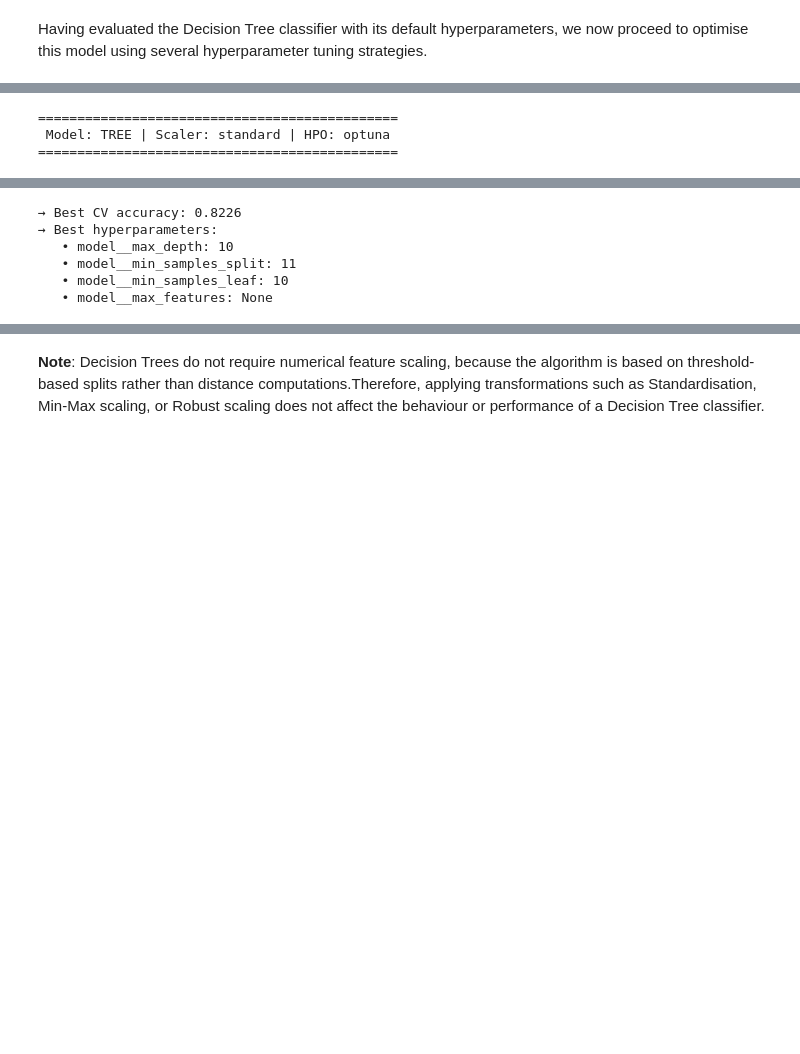
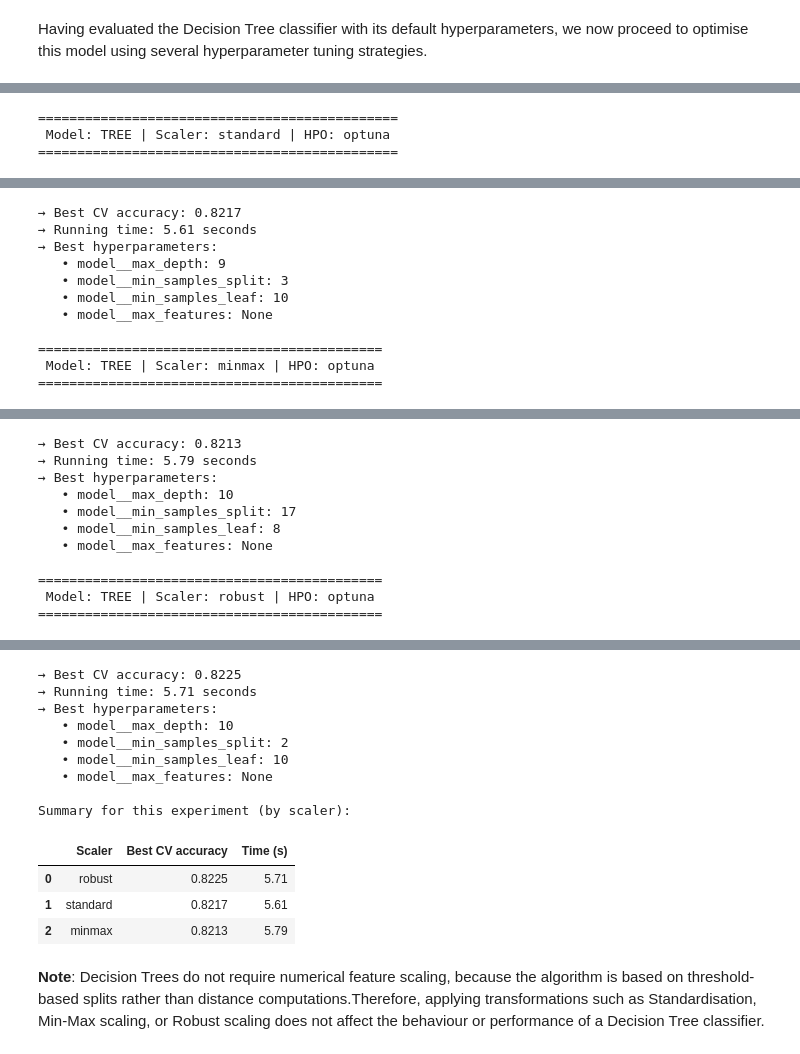
Before and after one commit to MiguelRamos9/TeamWorks, a Jupyter notebook: Big_Data_Intelligence/BDI_Assignment_training.ipynb, the cells around one changed output, grey strips where cells are left out. Saved outputs shown, nothing was run; the diff lists cells and outputs as text; code cells hidden in the pictures; blank space fills up the shorter version.

```diff
--- a/Big_Data_Intelligence/BDI_Assignment_training.ipynb
+++ b/Big_Data_Intelligence/BDI_Assignment_training.ipynb
@@ -1407,4 +1423,4 @@ run_experiment(model_name="tree", scaler_name='standard',hpo_method="random", n_
 # %%
-# Decision Tree + Standard Scaler + Optuna
-run_experiment(model_name="tree", scaler_name='standard', hpo_method="optuna", n_trials_optuna=50);
+# Decision Tree + Optuna
+run_experiment(model_name="tree", hpo_method="optuna", n_trials_optuna=50);
 # %% [output]
@@ -1432,6 +1449,11 @@ run_experiment(model_name="tree", scaler_name='standard', hpo_method="optuna", n
-→ Best CV accuracy: 0.8226
+→ Best CV accuracy: 0.8217
+→ Running time: 5.61 seconds
 → Best hyperparameters:
-   • model__max_depth: 10
-   • model__min_samples_split: 11
+   • model__max_depth: 9
+   • model__min_samples_split: 3
    • model__min_samples_leaf: 10
    • model__max_features: None
+
+============================================
+ Model: TREE | Scaler: minmax | HPO: optuna
+============================================
@@ -1437,0 +1477,11 @@ run_experiment(model_name="tree", scaler_name='standard', hpo_method="optuna", n
+→ Best CV accuracy: 0.8213
+→ Running time: 5.79 seconds
+→ Best hyperparameters:
+   • model__max_depth: 10
+   • model__min_samples_split: 17
+   • model__min_samples_leaf: 8
+   • model__max_features: None
+
+============================================
+ Model: TREE | Scaler: robust | HPO: optuna
+============================================
@@ -1438,3 +1505,16 @@ run_experiment(model_name="tree", scaler_name='standard', hpo_method="optuna", n
+→ Best CV accuracy: 0.8225
+→ Running time: 5.71 seconds
+→ Best hyperparameters:
+   • model__max_depth: 10
+   • model__min_samples_split: 2
+   • model__min_samples_leaf: 10
+   • model__max_features: None
+
+Summary for this experiment (by scaler):
+|  | Scaler | Best CV accuracy | Time (s) |
+| 0 | robust | 0.8225 | 5.71 |
+| 1 | standard | 0.8217 | 5.61 |
+| 2 | minmax | 0.8213 | 5.79 |
 # %% [markdown]
 **Note**: Decision Trees do not require numerical feature scaling, because the algorithm is based on threshold-based splits rather than distance computations.Therefore, applying transformations such as Standardisation, Min-Max scaling, or Robust scaling does not affect the behaviour or performance of a Decision Tree classifier.
 # %% [markdown]
```
Also changed, not shown: parts of 14 cells of this notebook.
